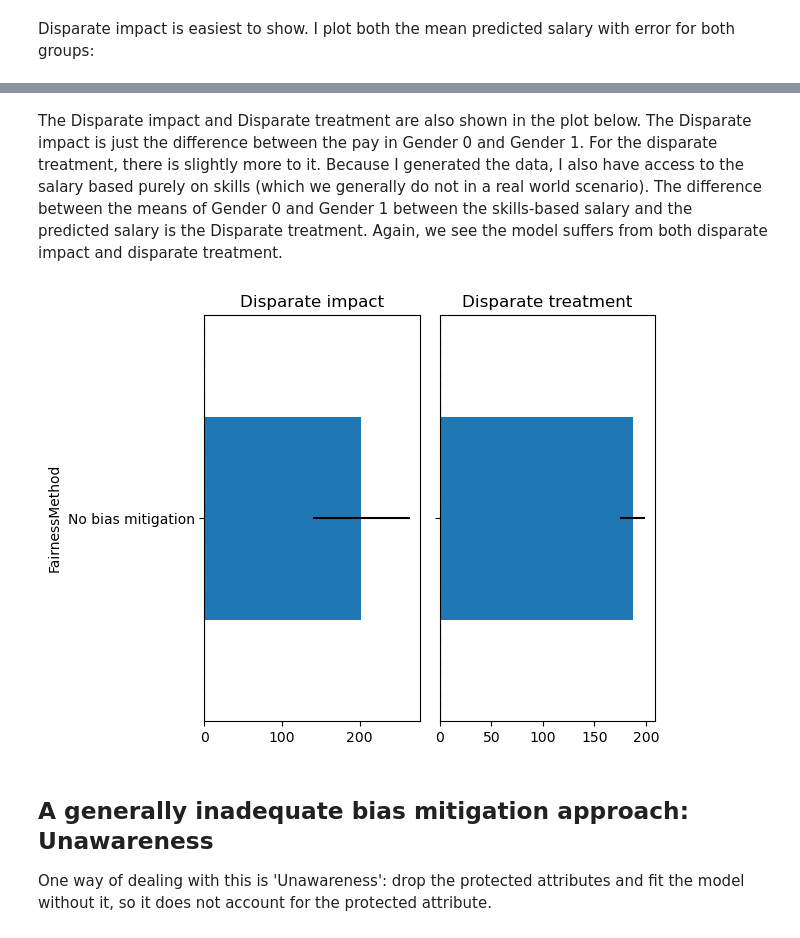
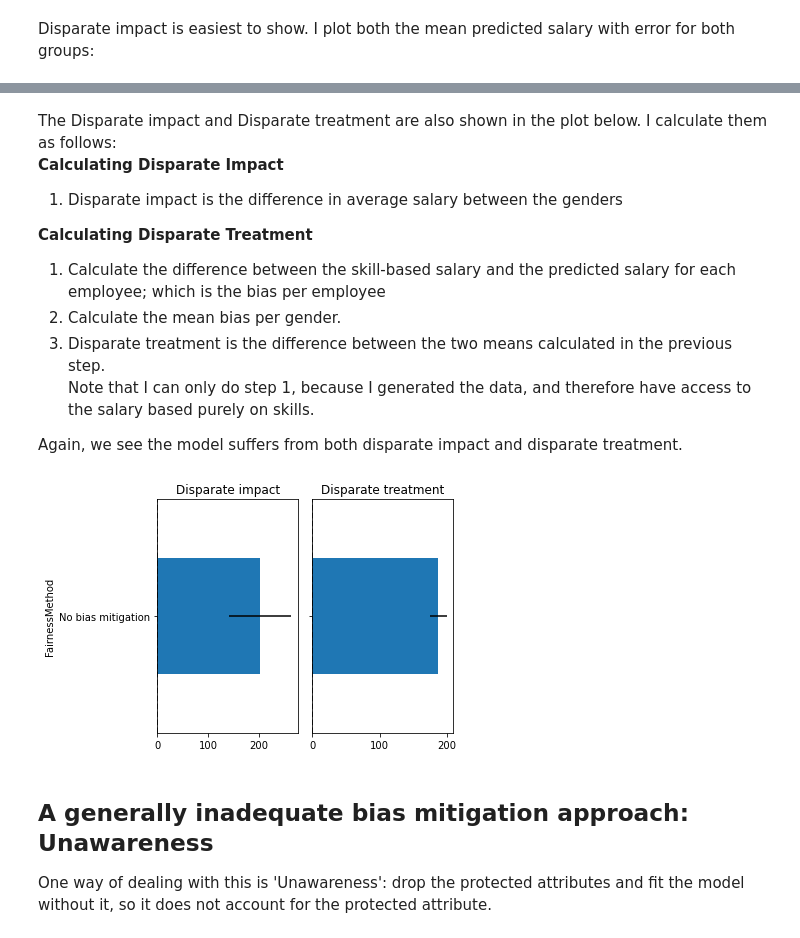
Before and after one commit to SjoerdCor/fairness, a Jupyter notebook: IntroducingTheIgnoringEstimator.ipynb, the cells around one changed output, grey strips where cells are left out. Drawn from its saved outputs; the diff is of its cells as text; code cells hidden in the pictures.

```diff
--- a/IntroducingTheIgnoringEstimator.ipynb
+++ b/IntroducingTheIgnoringEstimator.ipynb
@@ -142,13 +151,22 @@ plt.show()
-# %% [markdown]
-The Disparate impact and Disparate treatment are also shown in the plot below. The Disparate impact is just the difference between the pay in Gender 0 and Gender 1. For the disparate treatment, there is slightly more to it. Because I generated the data, I also have access to the salary based purely on skills (which we generally do not in a real world scenario). The difference between the means of Gender 0 and Gender 1 between the skills-based salary and the predicted salary is the Disparate treatment. Again, we see the model suffers from both disparate impact and disparate treatment.
+# %% [markdown]
+The Disparate impact and Disparate treatment are also shown in the plot below. I calculate them as follows:
+**Calculating Disparate Impact**
+1. Disparate impact is the difference in average salary between the genders
+
+**Calculating Disparate Treatment**
+1. Calculate the difference between the skill-based salary and the predicted salary for each employee; which is the bias per employee
+1. Calculate the mean bias per gender.
+1. Disparate treatment is the difference between the two means calculated in the previous step.
+Note that I can only do step 1, because I generated the data, and therefore have access to the salary based purely on skills.
+
+Again, we see the model suffers from both disparate impact and disparate treatment.
 # %%
-predictions = {'No bias mitigation': y_pred,
-                }
+predictions = {'No bias mitigation': y_pred}
 
 utils.plot_fairness_metrics(predictions, y_skill_test, X_test['Gender'])
 plt.show()
 # %% [output]
-[figure, old version]
+[figure, new version]
 # %% [markdown]
 ## A generally inadequate bias mitigation approach: Unawareness
 One way of dealing with this is 'Unawareness': drop the protected attributes and fit the model without it, so it does not account for the protected attribute.
```
Also changed, not shown: parts of 36 cells of this notebook, 4 other files.
